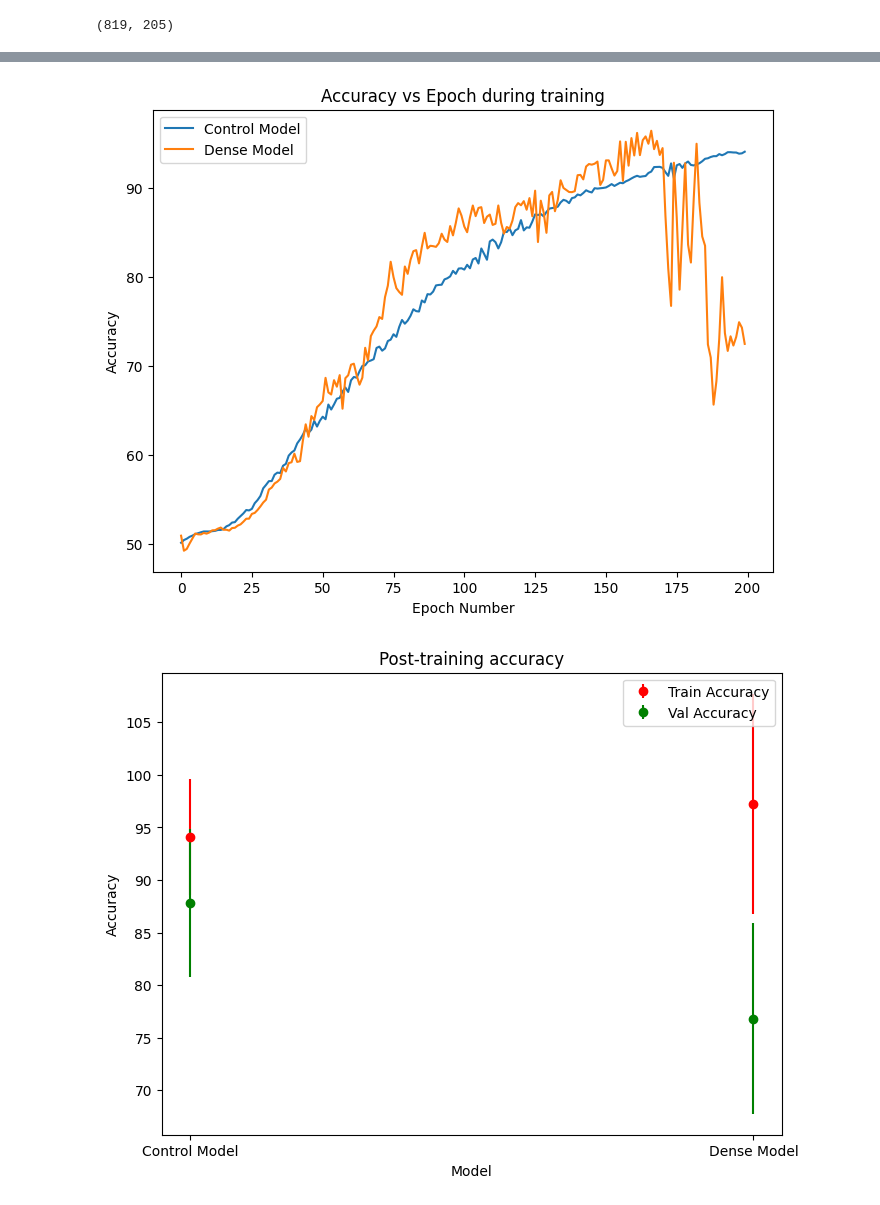
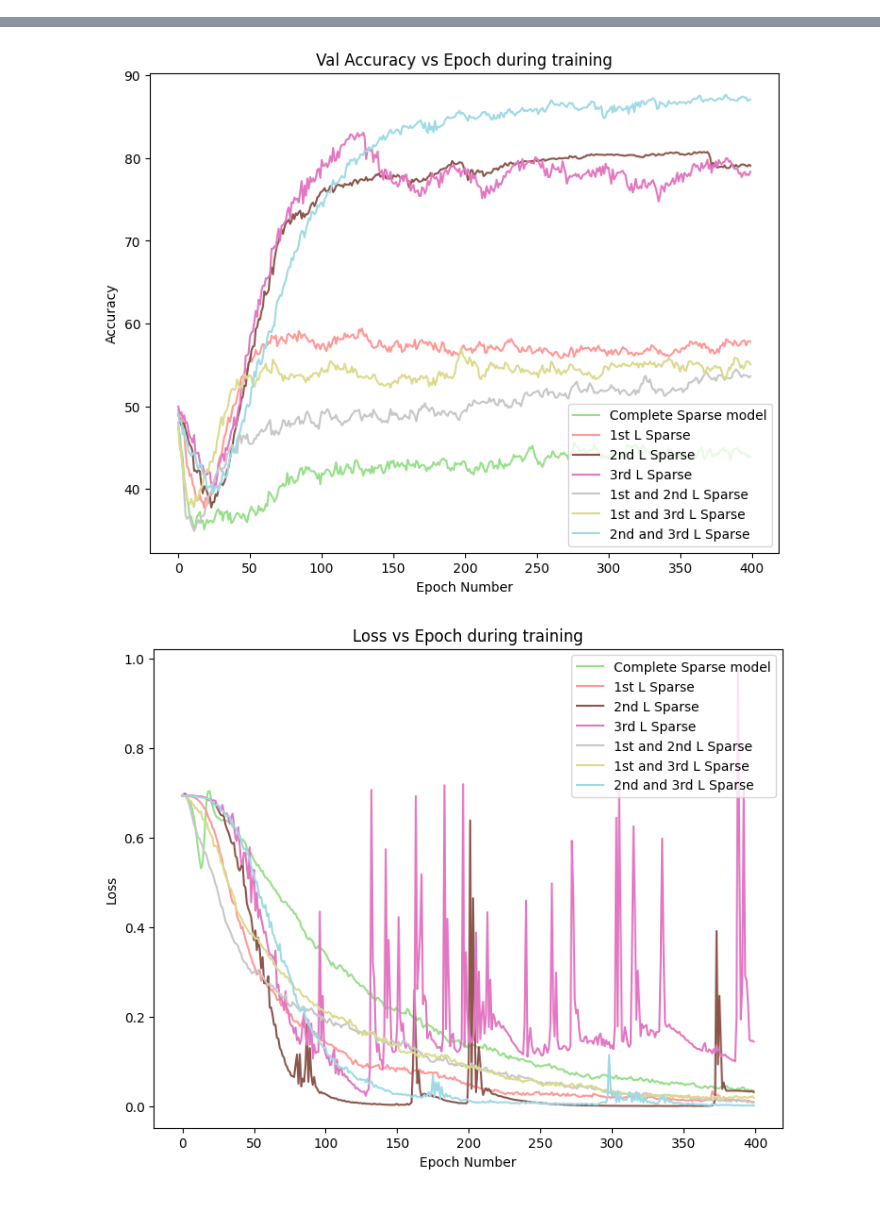
Before and after one commit to animeshsasan/hippocampal-cortex-learning, a Jupyter notebook: .ipynbs/generalizing-sparse-model.ipynb, the cells around one changed output, grey strips where cells are left out. Drawn from its saved outputs; the diff is of its cells as text; code cells hidden in the pictures.

```diff
--- a/.ipynbs/generalizing-sparse-model.ipynb
+++ b/.ipynbs/generalizing-sparse-model.ipynb
@@ -16,5 +19,5 @@ from metrics.charts import ChartUtil
 dataset = XOR()
 in_features = 6
 out_features = 2
-X_train, y_train, X_val, y_val = dataset.get_dataset(in_features = in_features, unique = True)
+X_train, y_train, X_val, y_val = dataset.get_dataset(in_features = in_features, unique = True, split_percent=0.8)
 trainUtil = TrainUtil(X_train, y_train, X_val = X_val, y_val = y_val)
@@ -182,0 +212,10 @@ combined_charts.plot_test_accu_for_models(
+# %%
+dataset = XOR()
+in_features = 10
+out_features = 2
+X_train, y_train, X_val, y_val = dataset.get_dataset(in_features = in_features, unique = True)
+trainUtil = TrainUtil(X_train, y_train, X_val = X_val, y_val = y_val)
+experiment = RunExperiment(trainUtil)
+modelSetups = ModelSetups()
+trainUtil.set_data_granularity(1)
+validate_input(X_train, X_val)
@@ -183,13 +225,4 @@ combined_charts.plot_test_accu_for_models(
 # %%
-model_types = {
-    "Complete Sparse model": model_params_all,
-               "1st L Sparse": model_params_first,
-               "2nd L Sparse": model_params_second,
-               "3rd L Sparse": model_params_third,
-               "1st and 2nd L Sparse": model_params_first_second,
-               "1st and 3rd L Sparse": model_params_first_third,
-               "2nd and 3rd L Sparse": model_params_second_third
-            }
 chartUtils_10D = {}
 chartUtils_10D["all"] = experiment.perform_one_experiment(
     models =
@@ -201,7 +234,7 @@ chartUtils_10D["all"] = experiment.perform_one_experiment(
     out_features = out_features,
     layers = layers,
     model_params = model_types["Complete Sparse model"],
-    n_epochs=200,
+    n_epochs=400,
     batch_train= True,
     n_runs = 20
 )
@@ -216,7 +249,7 @@ for modelName in model_types:
         out_features = out_features,
         layers = layers,
         model_params = model_types[modelName],
-        n_epochs = 200,
+        n_epochs = 400,
         batch_train= True,
         n_runs = 20
         )
@@ -229,7 +272,3 @@ Ending 1st L Sparse
-# %%
-len(X_train), len(X_val)
-# %% [output]
-(819, 205)
 # %%
 model_keys = list(chartUtils_10D.keys())
 combined_charts: ChartUtil = chartUtils_10D[model_keys[0]]
@@ -240,16 +279,21 @@ for key in model_keys[1:]:
 sparse_models, control_models, dense_models = get_models_to_plot_from_combined(combined_charts)
 combined_charts.set_colors_map()
 # %%
+combined_charts.plot_training_data_for(
+    value_to_plot = TrainingCharts.TRAIN_ACC,
+    no_std = True,
+    models = sparse_models
+    ).show()
+combined_charts.plot_training_data_for(
+    value_to_plot = TrainingCharts.VAL_ACC,
+    no_std = True,
+    models = sparse_models
+    ).show()
 combined_charts.plot_training_data_for(no_std = True,
-                                      models = control_models + dense_models
+                                      models = sparse_models
                                        ).show()
-combined_charts.plot_training_data_for(
-    value_to_plot = TrainingCharts.ACC,
-    no_std = True,
-    models = control_models + dense_models
-    ).show()
 combined_charts.plot_test_accu_for_models(
     width_alpha=3,
-    models = control_models + dense_models
+    models = sparse_models
     ).show()
 # %% [output]
@@ -257,2 +301,2 @@ combined_charts.plot_test_accu_for_models(
-[figure, old version]
+[figure, new version]
-[figure, old version]
+[figure, new version]
```
Also changed, not shown: parts of 16 cells of this notebook, 19 other files.
